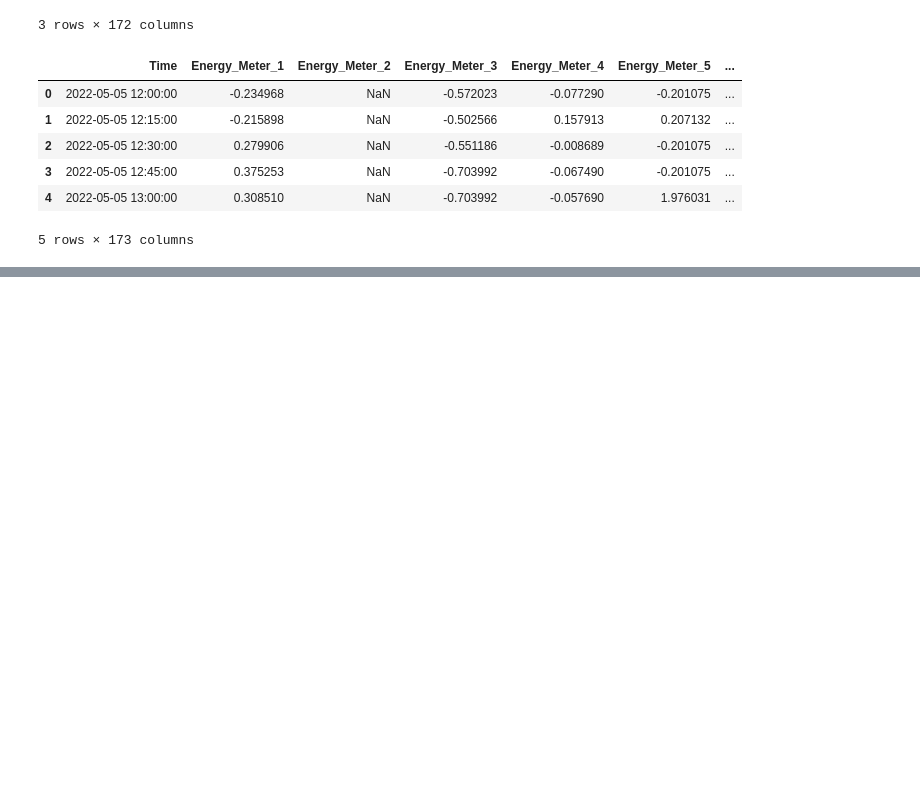
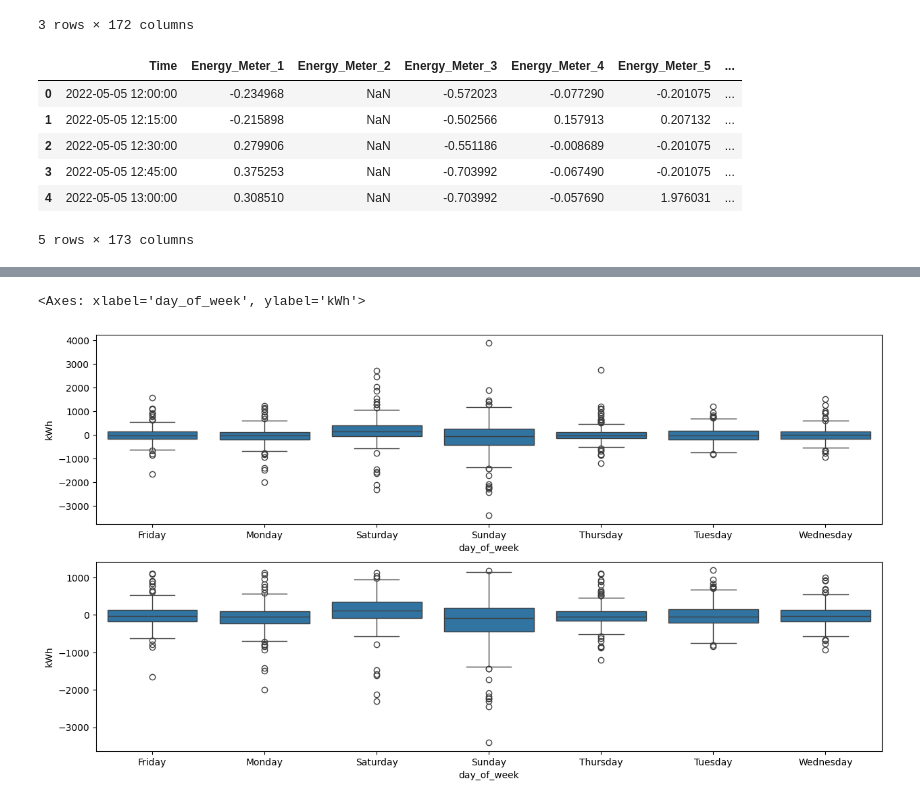
Before and after one commit to larrydinh/DataAnalysis_EnergyConsumption, a Jupyter notebook: energyconsumption.ipynb, the cells around one changed output, grey strips where cells are left out. Saved outputs shown, nothing was run; the diff lists cells and outputs as text; code cells hidden in the pictures; blank space fills up the shorter version.

```diff
--- a/energyconsumption.ipynb
+++ b/energyconsumption.ipynb
@@ -329,0 +351,16 @@ array(['05-May', '06-Jun', '07-Jul', '08-Aug', '09-Sep', '10-Oct',
+# %%
+cols =[i for i in raw_dataset.columns if i.startswith("Energy_")]
+cols.append("day_of_week")
+
+weekly_usage = energy_df[cols].groupby("day_of_week").sum().reset_index()
+weekly_usage = weekly_usage.melt(id_vars="day_of_week").rename(columns={"variable":"meter_id", "value":"kWh"})#.set_index
+weekly_usage
+
+palette = sns.color_palette(['black'])
+
+fig, ax = plt.subplots(figsize = (15,8), nrows = 2)
+sns.boxplot(weekly_usage, x="day_of_week", y="kWh", ax=ax[0])#, palette=palette, alpha=0.2, legend=None)
+sns.boxplot(weekly_usage[weekly_usage.kWh<1200], x="day_of_week", y="kWh", ax=ax[1])#, hue="meter_id", palette=palette, alpha=0.2, legend=None)
+# %% [output]
+<Axes: xlabel='day_of_week', ylabel='kWh'>
+[figure, added]
```
Also changed, not shown: parts of 2 cells of this notebook.
